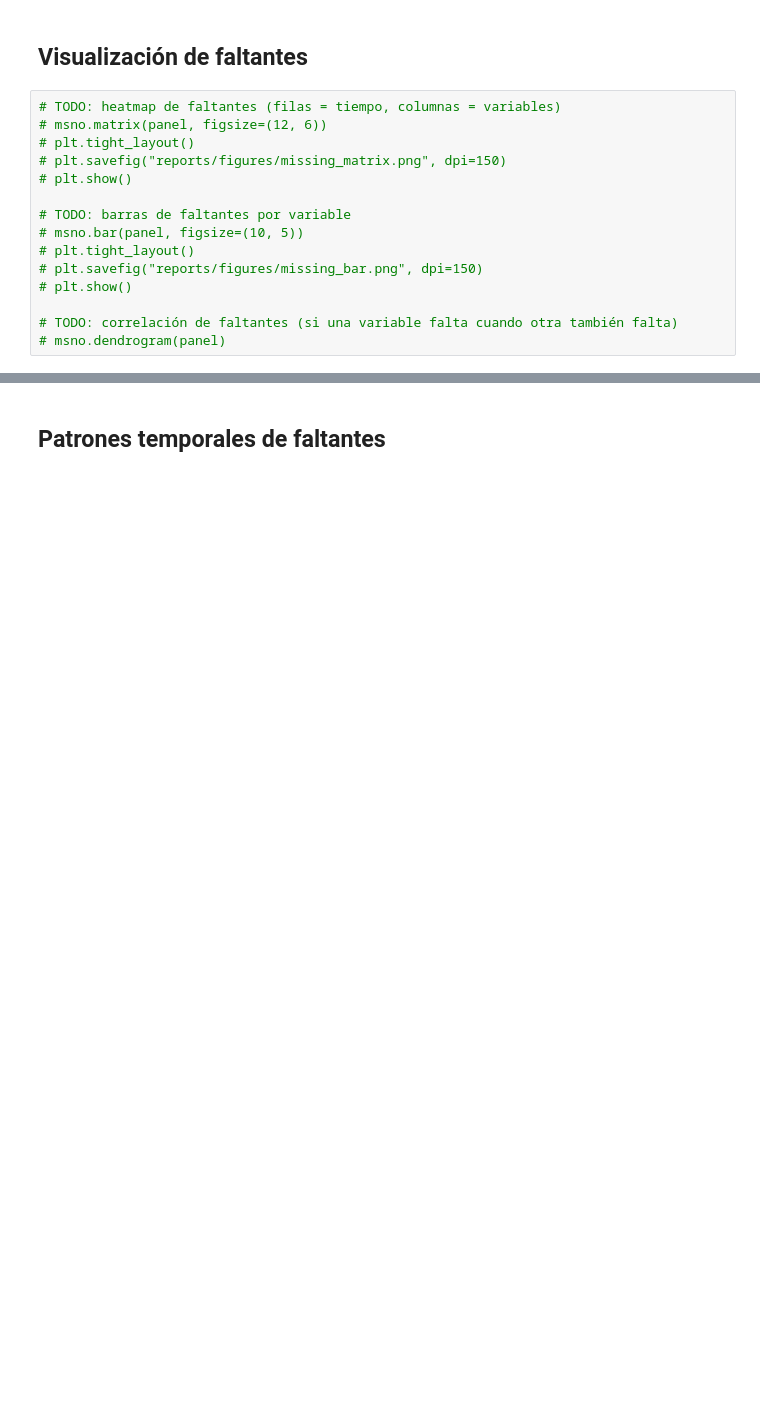
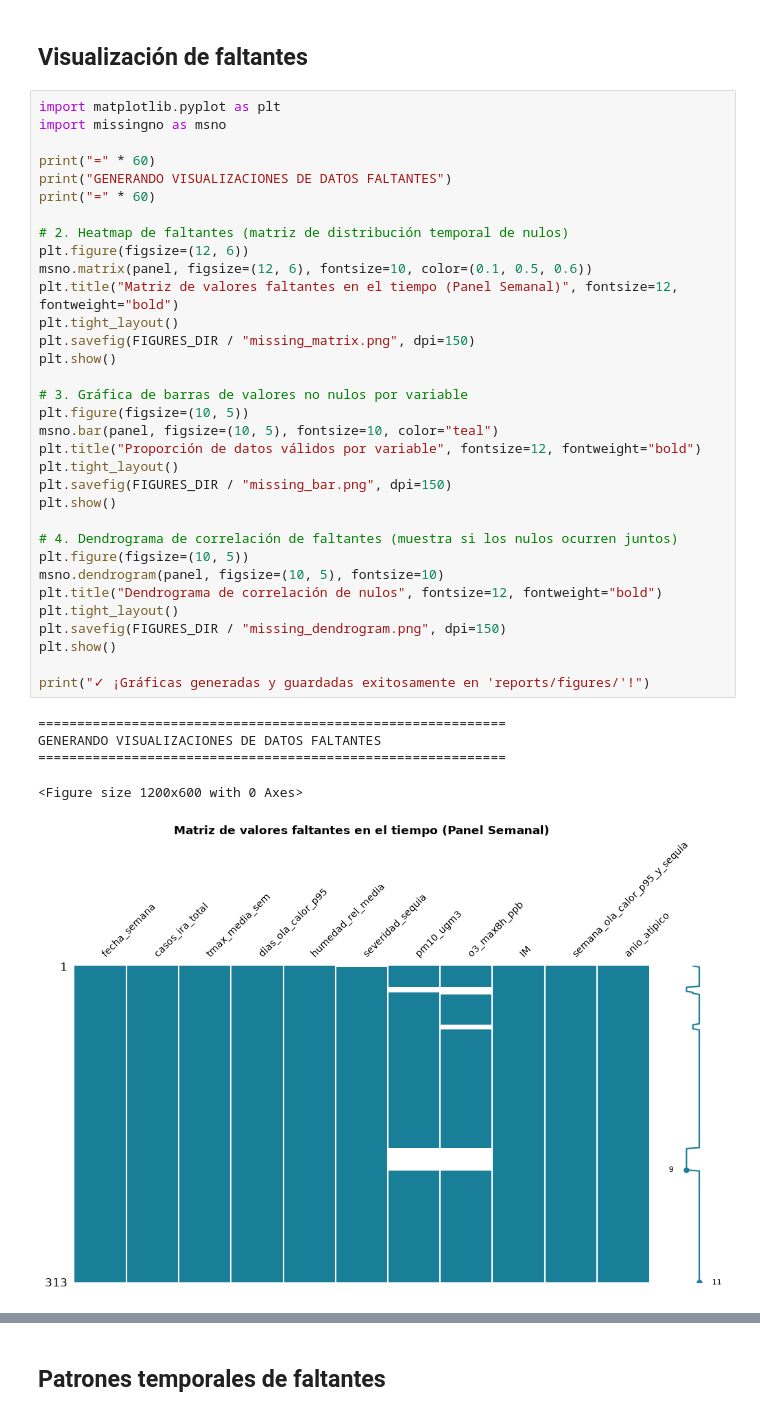
Before and after one commit to mdc-feature-engineering/sonora-health-climate-eda, a Jupyter notebook: notebooks/03_eda/3.1-datos-faltantes.ipynb, the cells around one changed output, grey strips where cells are left out. Drawn from its saved outputs; the diff is of its cells as text; blank space fills up the shorter version.

Commit message:
Adding eda step missing data

```diff
--- a/notebooks/03_eda/3.1-datos-faltantes.ipynb
+++ b/notebooks/03_eda/3.1-datos-faltantes.ipynb
@@ -71,17 +108,41 @@ panel = pd.read_parquet(ruta)
 # %% [markdown]
 ## Visualización de faltantes
-# %%
-# TODO: heatmap de faltantes (filas = tiempo, columnas = variables)
-# msno.matrix(panel, figsize=(12, 6))
-# plt.tight_layout()
-# plt.savefig("reports/figures/missing_matrix.png", dpi=150)
-# plt.show()
-
-# TODO: barras de faltantes por variable
-# msno.bar(panel, figsize=(10, 5))
-# plt.tight_layout()
-# plt.savefig("reports/figures/missing_bar.png", dpi=150)
-# plt.show()
-
-# TODO: correlación de faltantes (si una variable falta cuando otra también falta)
-# msno.dendrogram(panel)
+# %%
+import matplotlib.pyplot as plt
+import missingno as msno
+
+print("=" * 60)
+print("GENERANDO VISUALIZACIONES DE DATOS FALTANTES")
+print("=" * 60)
+
+# 2. Heatmap de faltantes (matriz de distribución temporal de nulos)
+plt.figure(figsize=(12, 6))
+msno.matrix(panel, figsize=(12, 6), fontsize=10, color=(0.1, 0.5, 0.6))
+plt.title("Matriz de valores faltantes en el tiempo (Panel Semanal)", fontsize=12, fontweight="bold")
+plt.tight_layout()
+plt.savefig(FIGURES_DIR / "missing_matrix.png", dpi=150)
+plt.show()
+
+# 3. Gráfica de barras de valores no nulos por variable
+plt.figure(figsize=(10, 5))
+msno.bar(panel, figsize=(10, 5), fontsize=10, color="teal")
+plt.title("Proporción de datos válidos por variable", fontsize=12, fontweight="bold")
+plt.tight_layout()
+plt.savefig(FIGURES_DIR / "missing_bar.png", dpi=150)
+plt.show()
+
+# 4. Dendrograma de correlación de faltantes (muestra si los nulos ocurren juntos)
+plt.figure(figsize=(10, 5))
+msno.dendrogram(panel, figsize=(10, 5), fontsize=10)
+plt.title("Dendrograma de correlación de nulos", fontsize=12, fontweight="bold")
+plt.tight_layout()
+plt.savefig(FIGURES_DIR / "missing_dendrogram.png", dpi=150)
+plt.show()
+
+print("✓ ¡Gráficas generadas y guardadas exitosamente en 'reports/figures/'!")
+# %% [output]
+============================================================
+GENERANDO VISUALIZACIONES DE DATOS FALTANTES
+============================================================
+<Figure size 1200x600 with 0 Axes>
+[figure, added]
```
Also changed, not shown: parts of 10 cells of this notebook, 5 other files.
